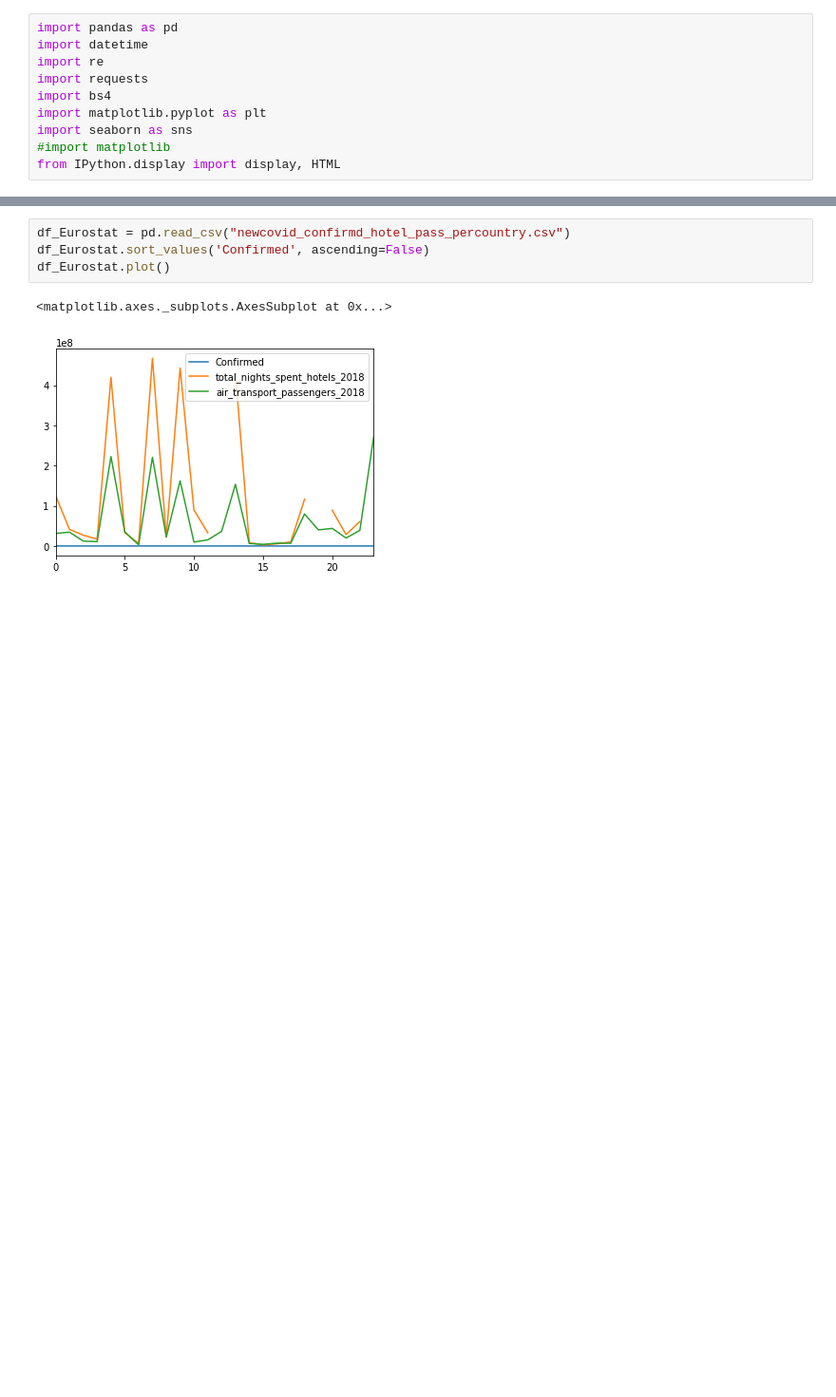
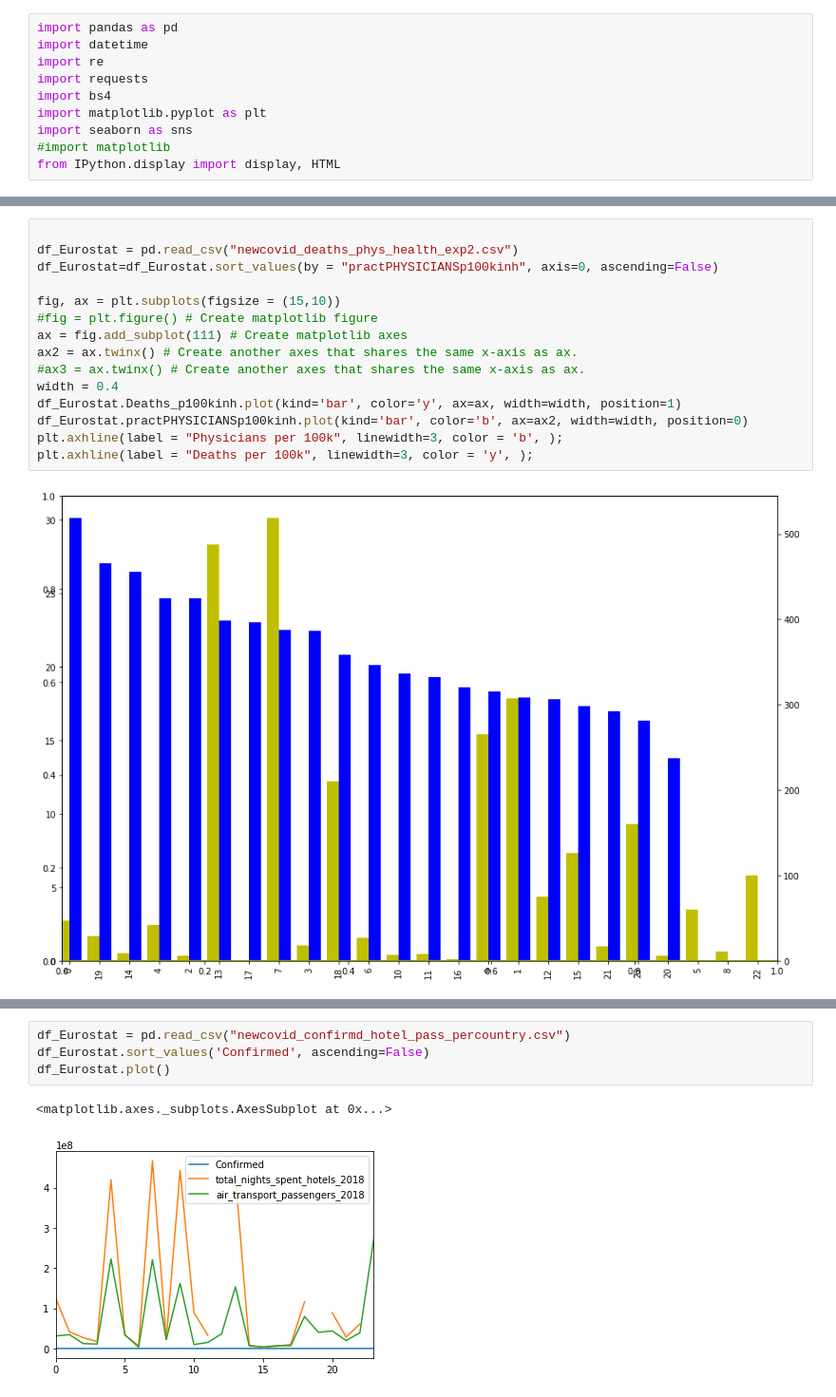
Before and after one commit to BitaNajd/DATA-THIEVES-COVID19, a Jupyter notebook: WiP/Thomas/Tables+Plots.ipynb, the cells around one changed output, grey strips where cells are left out. Shown: that part at 95% size. Drawn from its saved outputs; the diff is of its cells as text; blank space fills up the shorter version.

```diff
--- a/WiP/Thomas/Tables+Plots.ipynb
+++ b/WiP/Thomas/Tables+Plots.ipynb
@@ -11 +68,18 @@ from IPython.display import display, HTML
+# %%
+
+df_Eurostat = pd.read_csv("newcovid_deaths_phys_health_exp2.csv")
+df_Eurostat=df_Eurostat.sort_values(by = "practPHYSICIANSp100kinh", axis=0, ascending=False)
+
+fig, ax = plt.subplots(figsize = (15,10))
+#fig = plt.figure() # Create matplotlib figure
+ax = fig.add_subplot(111) # Create matplotlib axes
+ax2 = ax.twinx() # Create another axes that shares the same x-axis as ax.
+#ax3 = ax.twinx() # Create another axes that shares the same x-axis as ax.
+width = 0.4
+df_Eurostat.Deaths_p100kinh.plot(kind='bar', color='y', ax=ax, width=width, position=1)
+df_Eurostat.practPHYSICIANSp100kinh.plot(kind='bar', color='b', ax=ax2, width=width, position=0)
+plt.axhline(label = "Physicians per 100k", linewidth=3, color = 'b', );
+plt.axhline(label = "Deaths per 100k", linewidth=3, color = 'y', );
+# %% [output]
+[figure, added]
 # %%
```
Also changed, not shown: parts of 9 cells of this notebook, 41 other files.
